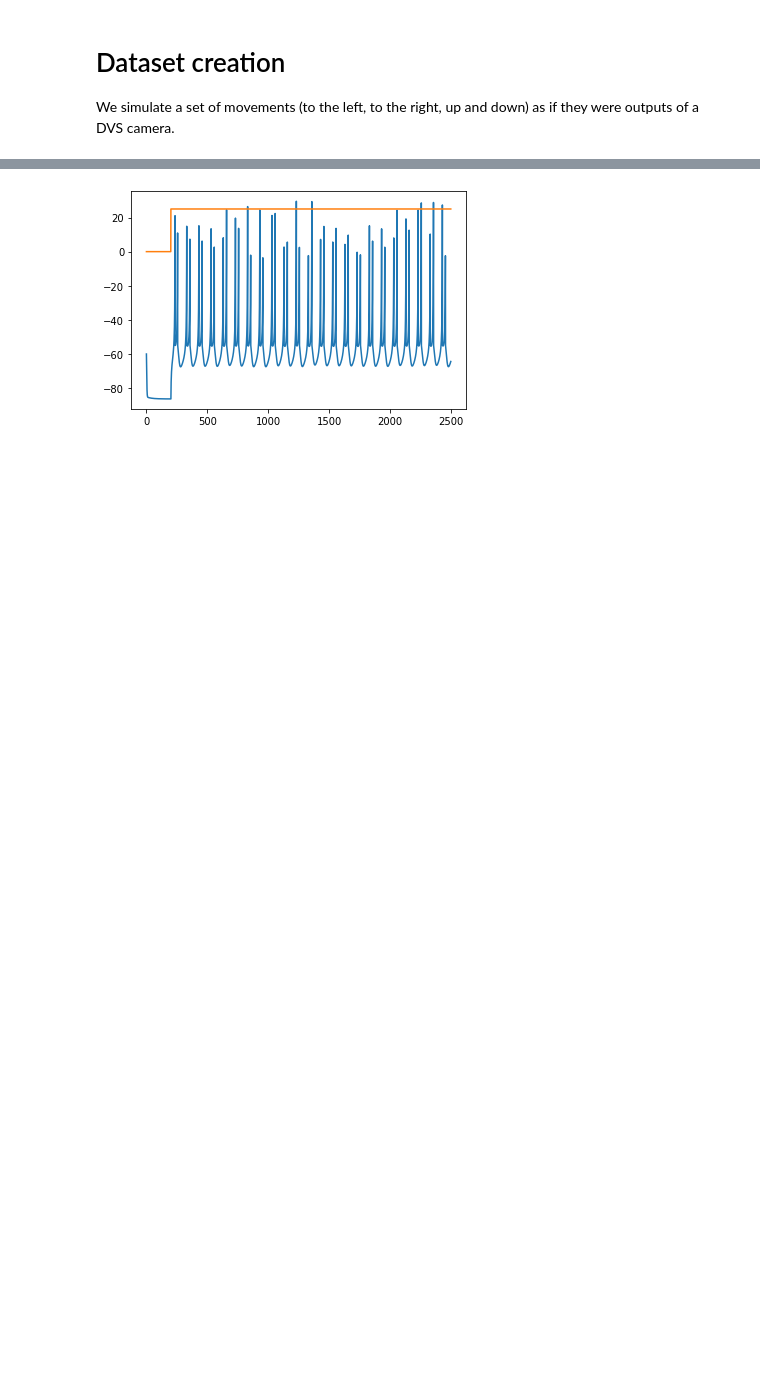
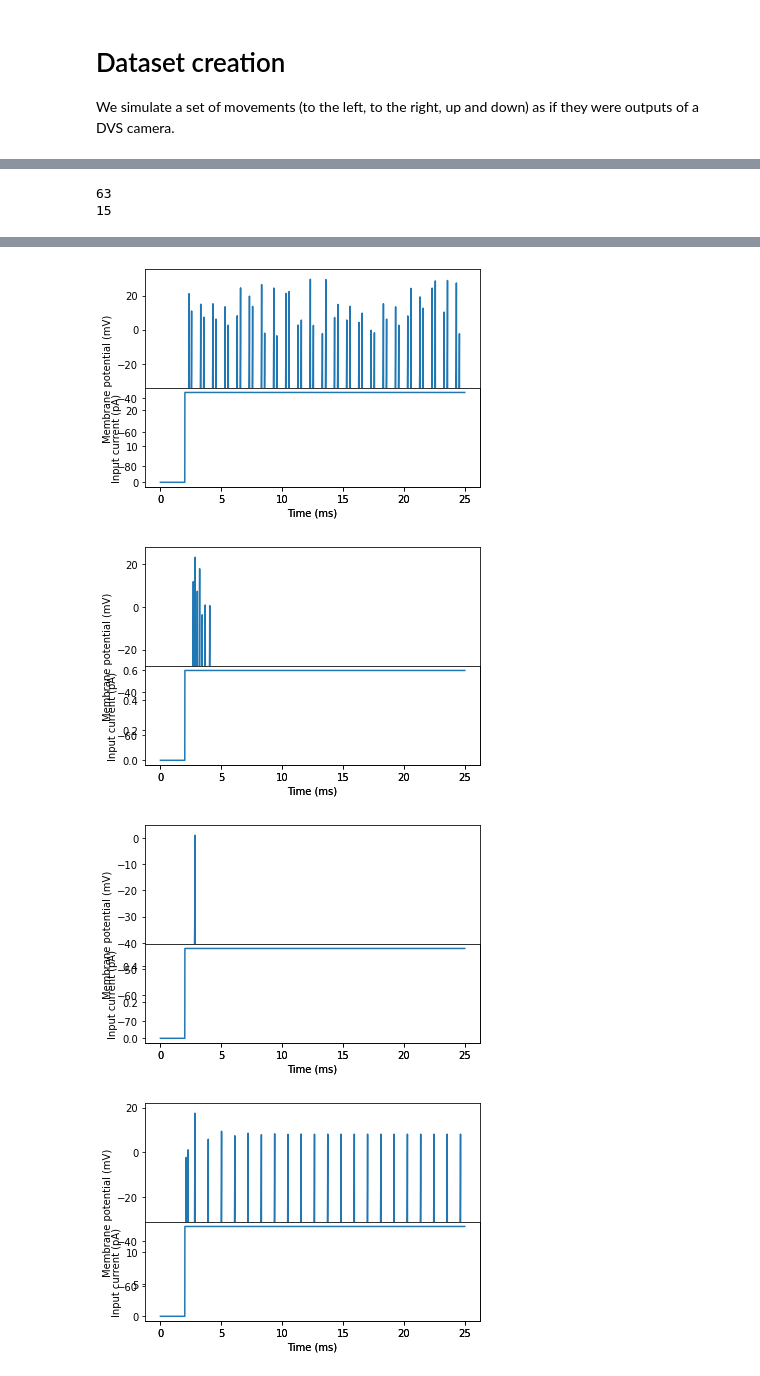
Before and after one commit to adelpierre/NCS-internship-2021, a Jupyter notebook: Code/Basics/Izhikevich_model.ipynb, the cells around one changed output, grey strips where cells are left out. Drawn from its saved outputs; the diff is of its cells as text; code cells hidden in the pictures; blank space fills up the shorter version.

```diff
--- a/Code/Basics/Izhikevich_model.ipynb
+++ b/Code/Basics/Izhikevich_model.ipynb
@@ -34,2 +37,9 @@ print(nb_repetitions)
+# %%
+nb_samples, nb_repetitions = set_params(x,y,dt)
+print(nb_samples)
+print(nb_repetitions)
+# %% [output]
+63
+15
 # %%
 #Creation of the different movements
@@ -79,10 +146,16 @@ for i in range(x):
 # %%
-#Creation of the layers of the model
+#Visualization of the behaviour of several neuron types used in the architecture
+
+from norse.torch.functional.izhikevich import phasic_bursting as pb
+from norse.torch.functional.izhikevich import phasic_spiking as ps
+from norse.torch.functional.izhikevich import tonic_spiking as ts
+
 LLBN_behaviour = createIzhikevichSpikingBehaviour(0.1,-0.075,-55,6,-60,-60,tau_inv=250,current=25,print=True)
-LLBN = izk.IzhikevichRecurrentCell(x*y, x*y, LLBN_behaviour, autapses=True, dt=dt)
-EBN = izk.IzhikevichCell(phasic_bursting, dt=dt)
-IFN = izk.IzhikevichCell(phasic_spiking, dt=dt)
-TN = izk.IzhikevichRecurrentCell(x*y, x*y, tonic_spiking, autapses=True, dt=dt)
-MN = izk.IzhikevichCell(phasic_spiking, dt=dt)
+pb_behaviour = createIzhikevichSpikingBehaviour(pb.p.a,pb.p.b,pb.p.c,pb.p.d,-64.0,-64.0,current=0.6,print=True)
+ps_behaviour = createIzhikevichSpikingBehaviour(ps.p.a,ps.p.b,ps.p.c,ps.p.d,-64.0,-64.0,current=0.5,print=True)
+ts_behaviour = createIzhikevichSpikingBehaviour(ts.p.a,ts.p.b,ts.p.c,ts.p.d,-70.0,-70.0,current=14,print=True)
 # %% [output]
-[figure, old version]
+[figure, new version]
+[figure, added]
+[figure, added]
+[figure, added]
```
Also changed, not shown: parts of 12 cells of this notebook.
